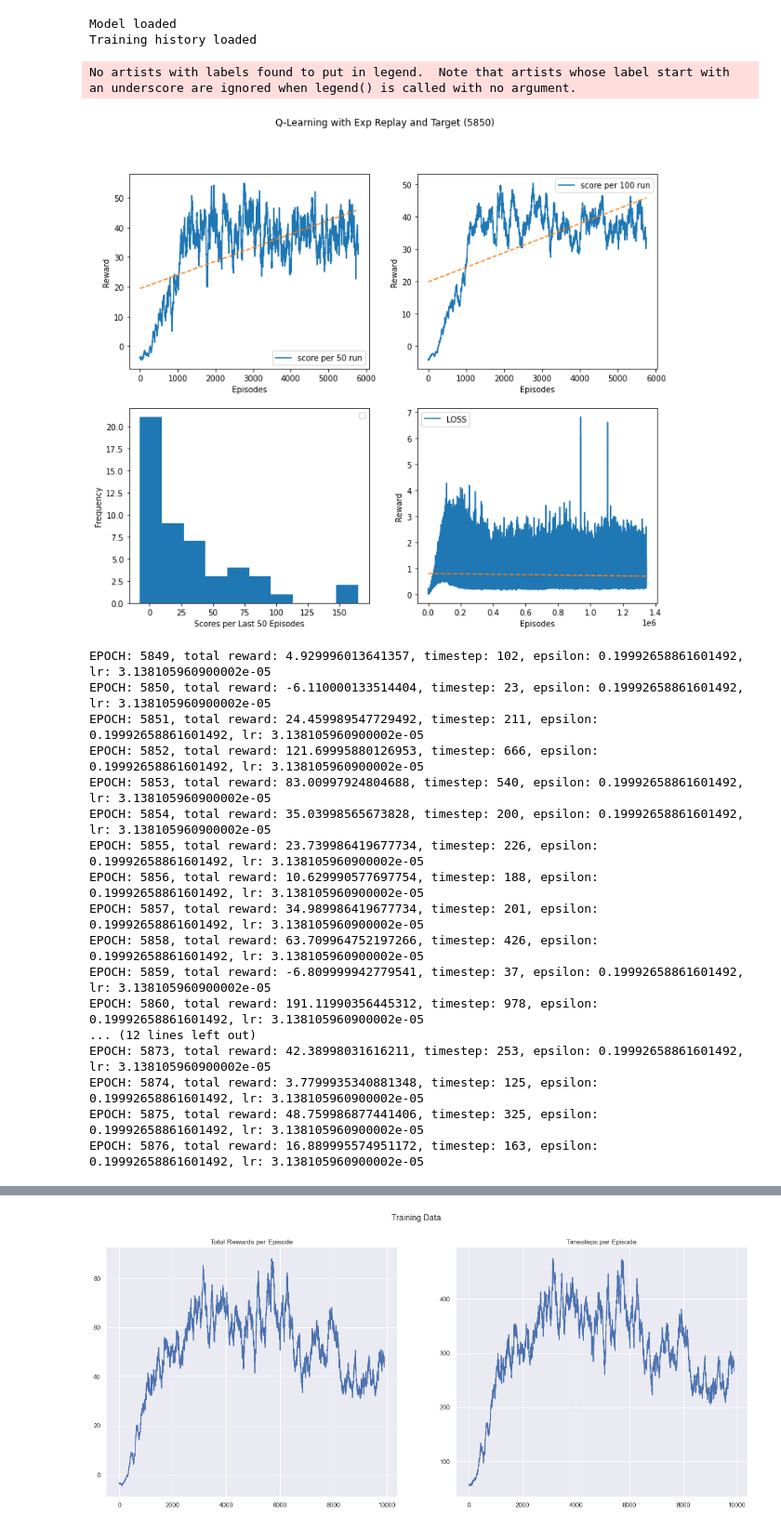
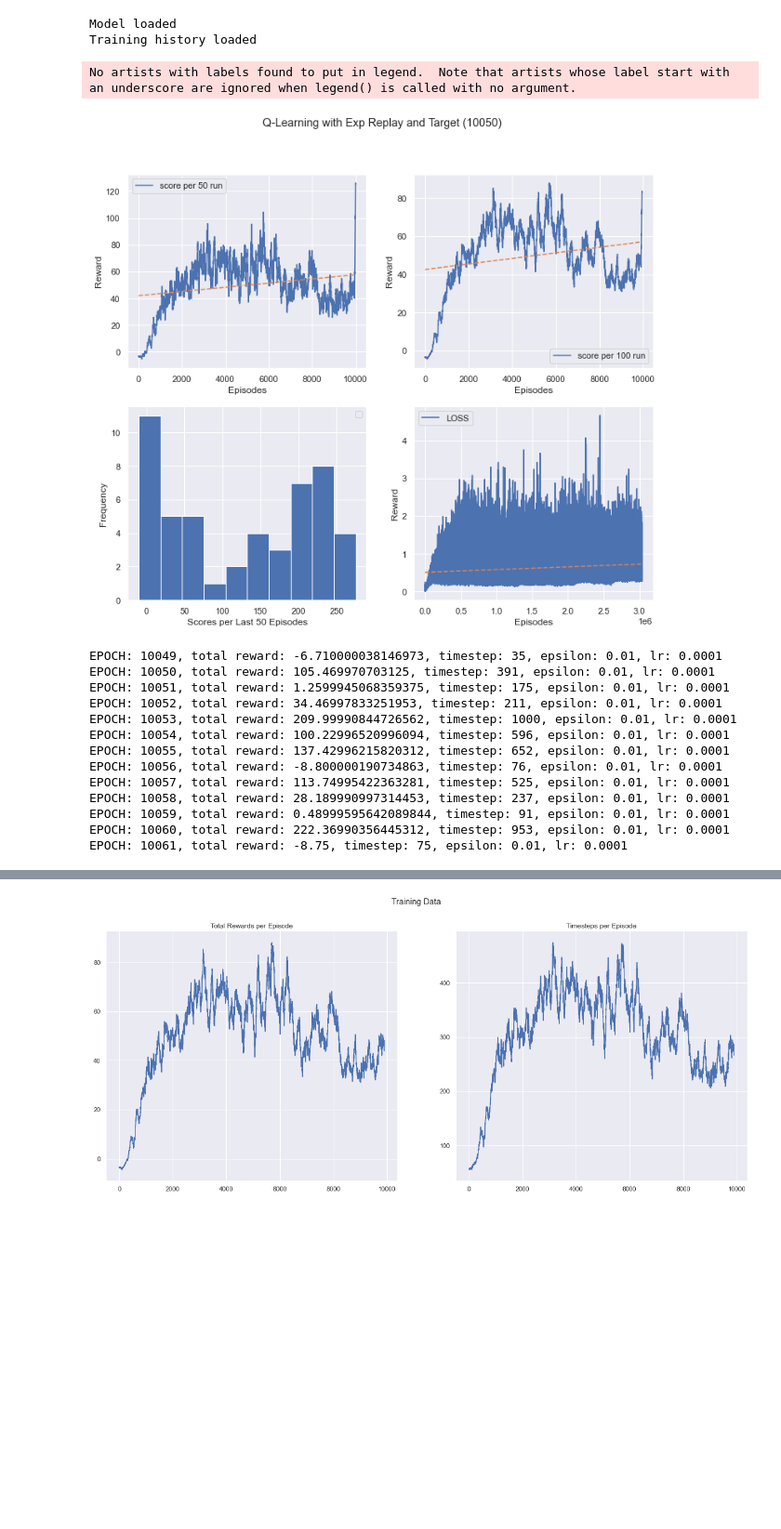
Before and after one commit to teodorus-nathaniel/rl-wave, a Jupyter notebook: qlearning-target.ipynb, the cells around one changed output, grey strips where cells are left out. Shown at 93% size. Saved outputs shown, nothing was run; the diff lists cells and outputs as text; code cells hidden in the pictures; blank space fills up the shorter version.

```diff
--- a/qlearning-target.ipynb
+++ b/qlearning-target.ipynb
@@ -13,7 +13,7 @@ WAVE environment created.
 # %%
 model = qlearning_target_model.QLearning(127, 2, 512)
 # %%
-save_path = './results/env01/qlearning_target/512-decay-1000000-memsize-512-batchsize-0.2-mineps'
+save_path = './results/env01/qlearning_target/512-decay-1000000-memsize-512-batchsize-0-mineps'
 model.set_model_save_path(save_path)
 # %%
 model.load_model()
@@ -21,28 +21,24 @@ model.load_model()
 Model loaded
 Training history loaded
 # %%
-model.set_train_params(max_step=1000, batch_size=512, mem_size=1_000_000, min_epsilon=0.2)
+model.set_train_params(max_step=1000, batch_size=512, start_epsilon=1, mem_size=1_000_000, min_epsilon=0.01)
 model.train(env, 10000, show_plot=True)
 # %% [output]
 No artists with labels found to put in legend.  Note that artists whose label start with an underscore are ignored when legend() is called with no argument.
-[figure, old version]
+[figure, new version]
-EPOCH: 5849, total reward: 4.929996013641357, timestep: 102, epsilon: 0.19992658861601492, lr: 3.138105960900002e-05
-EPOCH: 5850, total reward: -6.110000133514404, timestep: 23, epsilon: 0.19992658861601492, lr: 3.138105960900002e-05
-EPOCH: 5851, total reward: 24.459989547729492, timestep: 211, epsilon: 0.19992658861601492, lr: 3.138105960900002e-05
-EPOCH: 5852, total reward: 121.69995880126953, timestep: 666, epsilon: 0.19992658861601492, lr: 3.138105960900002e-05
-EPOCH: 5853, total reward: 83.00997924804688, timestep: 540, epsilon: 0.19992658861601492, lr: 3.138105960900002e-05
-EPOCH: 5854, total reward: 35.03998565673828, timestep: 200, epsilon: 0.19992658861601492, lr: 3.138105960900002e-05
-EPOCH: 5855, total reward: 23.739986419677734, timestep: 226, epsilon: 0.19992658861601492, lr: 3.138105960900002e-05
-EPOCH: 5856, total reward: 10.629990577697754, timestep: 188, epsilon: 0.19992658861601492, lr: 3.138105960900002e-05
-EPOCH: 5857, total reward: 34.989986419677734, timestep: 201, epsilon: 0.19992658861601492, lr: 3.138105960900002e-05
-EPOCH: 5858, total reward: 63.709964752197266, timestep: 426, epsilon: 0.19992658861601492, lr: 3.138105960900002e-05
-EPOCH: 5859, total reward: -6.809999942779541, timestep: 37, epsilon: 0.19992658861601492, lr: 3.138105960900002e-05
-EPOCH: 5860, total reward: 191.11990356445312, timestep: 978, epsilon: 0.19992658861601492, lr: 3.138105960900002e-05
-... (12 lines left out)
-EPOCH: 5873, total reward: 42.38998031616211, timestep: 253, epsilon: 0.19992658861601492, lr: 3.138105960900002e-05
-EPOCH: 5874, total reward: 3.7799935340881348, timestep: 125, epsilon: 0.19992658861601492, lr: 3.138105960900002e-05
-EPOCH: 5875, total reward: 48.759986877441406, timestep: 325, epsilon: 0.19992658861601492, lr: 3.138105960900002e-05
-EPOCH: 5876, total reward: 16.889995574951172, timestep: 163, epsilon: 0.19992658861601492, lr: 3.138105960900002e-05
+EPOCH: 10049, total reward: -6.710000038146973, timestep: 35, epsilon: 0.01, lr: 0.0001
+EPOCH: 10050, total reward: 105.469970703125, timestep: 391, epsilon: 0.01, lr: 0.0001
+EPOCH: 10051, total reward: 1.2599945068359375, timestep: 175, epsilon: 0.01, lr: 0.0001
+EPOCH: 10052, total reward: 34.46997833251953, timestep: 211, epsilon: 0.01, lr: 0.0001
+EPOCH: 10053, total reward: 209.99990844726562, timestep: 1000, epsilon: 0.01, lr: 0.0001
+EPOCH: 10054, total reward: 100.22996520996094, timestep: 596, epsilon: 0.01, lr: 0.0001
+EPOCH: 10055, total reward: 137.42996215820312, timestep: 652, epsilon: 0.01, lr: 0.0001
+EPOCH: 10056, total reward: -8.800000190734863, timestep: 76, epsilon: 0.01, lr: 0.0001
+EPOCH: 10057, total reward: 113.74995422363281, timestep: 525, epsilon: 0.01, lr: 0.0001
+EPOCH: 10058, total reward: 28.189990997314453, timestep: 237, epsilon: 0.01, lr: 0.0001
+EPOCH: 10059, total reward: 0.48999595642089844, timestep: 91, epsilon: 0.01, lr: 0.0001
+EPOCH: 10060, total reward: 222.36990356445312, timestep: 953, epsilon: 0.01, lr: 0.0001
+EPOCH: 10061, total reward: -8.75, timestep: 75, epsilon: 0.01, lr: 0.0001
 KeyboardInterrupt:
 # %%
 model.plot_train_memory(smooth=100)
```
Also changed, not shown: parts of 3 cells of this notebook, 7 other files.
